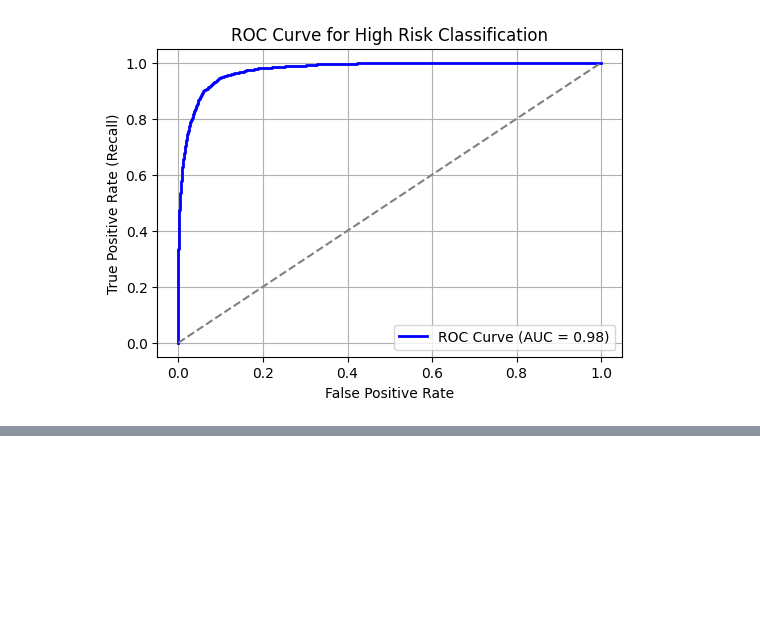
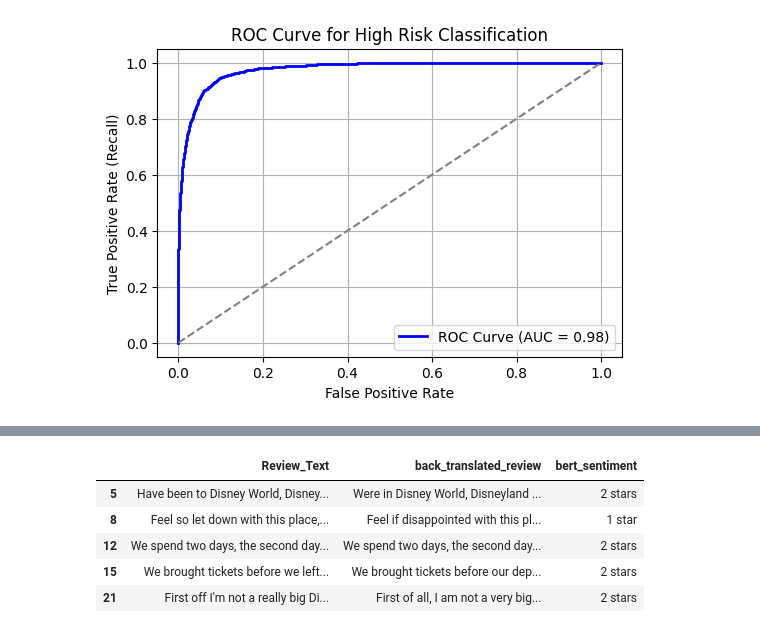
Before and after one commit to reallyjustalan/DSA3101_Group8_Project1, a Jupyter notebook: B4/DSA3101_B4_Predictive_Modelling.ipynb, the cells around one changed output, grey strips where cells are left out. Saved outputs shown, nothing was run; the diff lists cells and outputs as text; code cells hidden in the pictures; blank space fills up the shorter version.

```diff
--- a/B4/DSA3101_B4_Predictive_Modelling.ipynb
+++ b/B4/DSA3101_B4_Predictive_Modelling.ipynb
@@ -265,3 +239,29 @@ plt.grid(True)
 plt.show()
 # %% [output]
 [figure]
+# %%
+from deep_translator import GoogleTranslator
+import pandas as pd
+from tqdm import tqdm
+
+# Back-translate from English → French → English
+def back_translate(text, intermediate_lang="fr"):
+    try:
+        # Step 1: English to intermediate
+        translated = GoogleTranslator(source='auto', target=intermediate_lang).translate(text)
+        # Step 2: Back to English
+        back_translated = GoogleTranslator(source=intermediate_lang, target='en').translate(translated)
+        return back_translated
+    except Exception as e:
+        print(f"Translation error: {e}")
+        return None
+
+df_high_risk = df_transformer[df_transformer["bert_sentiment"].isin(["1 star", "2 stars"])].copy()
+df_high_risk = df_high_risk.dropna(subset=["Review_Text"])  # You can increase later
+
+# Apply with progress bar
+tqdm.pandas()
+df_high_risk["back_translated_review"] = df_high_risk["Review_Text"].progress_apply(back_translate)
+
+# Preview
+df_high_risk[["Review_Text", "back_translated_review", "bert_sentiment"]].head()
@@ -267,0 +282,9 @@ plt.show()
+# %%
+df_high_risk[["Review_Text", "back_translated_review", "bert_sentiment"]].head()
+# %% [output]
+|  | Review_Text | back_translated_review | bert_sentiment |
+| 5 | Have been to Disney World, Disney... | Were in Disney World, Disneyland ... | 2 stars |
+| 8 | Feel so let down with this place,... | Feel if disappointed with this pl... | 1 star |
+| 12 | We spend two days, the second day... | We spend two days, the second day... | 2 stars |
+| 15 | We brought tickets before we left... | We brought tickets before our dep... | 2 stars |
+| 21 | First off I'm not a really big Di... | First of all, I am not a very big... | 2 stars |
```
Also changed, not shown: parts of 12 cells of this notebook.
